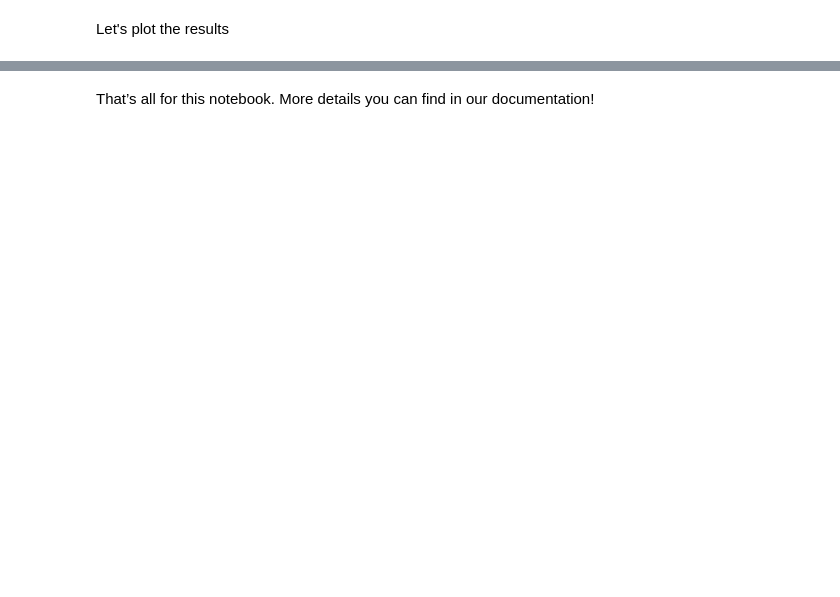
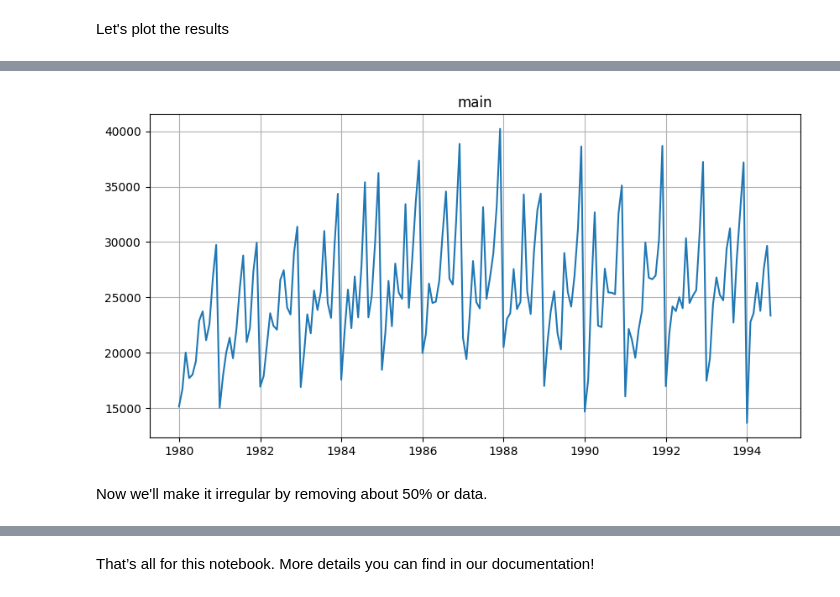
Before and after one commit to etna-team/etna, a Jupyter notebook: examples/307-working_with_misaligned_data.ipynb, the cells around one changed output, grey strips where cells are left out. Saved outputs shown, nothing was run; the diff lists cells and outputs as text; code cells hidden in the pictures; blank space fills up the shorter version.

```diff
--- a/examples/307-working_with_misaligned_data.ipynb
+++ b/examples/307-working_with_misaligned_data.ipynb
@@ -235,0 +314,8 @@ The explained mechanism could also potentially be used to work with irregular da
+# %%
+df = pd.read_csv("data/monthly-australian-wine-sales.csv")
+df["timestamp"] = pd.to_datetime(df["month"])
+df["num_timestamp"] = np.arange(len(df))
+df["target"] = df["sales"]
+df.drop(columns=["month", "sales"], inplace=True)
+df["segment"] = "main"
+df.head()
@@ -235,0 +329,6 @@ The explained mechanism could also potentially be used to work with irregular da
+# %%
+TSDataset(df, freq="MS").plot()
+# %% [output]
+[figure, added]
+# %% [markdown]
+Now we'll make it irregular by removing about 50% or data.
```
Also changed, not shown: parts of 47 cells of this notebook.
